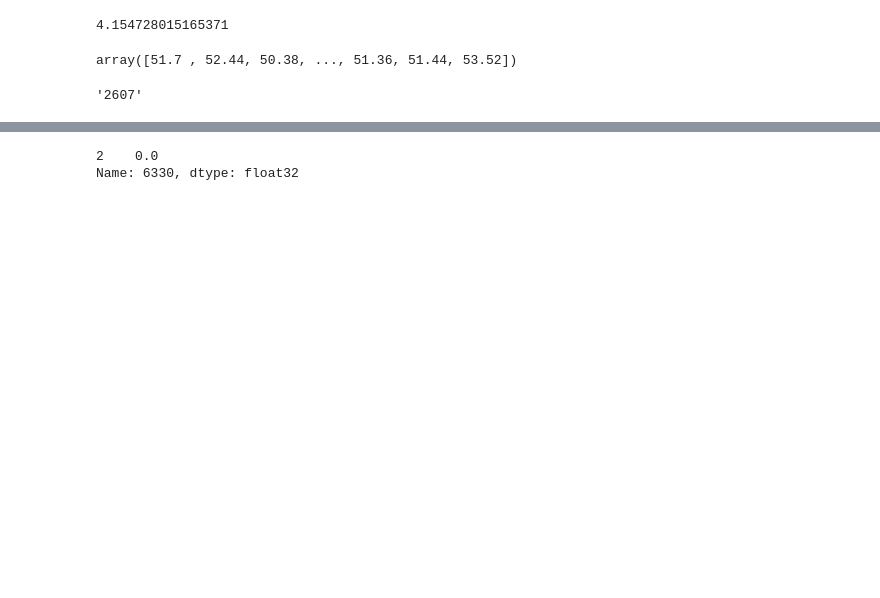
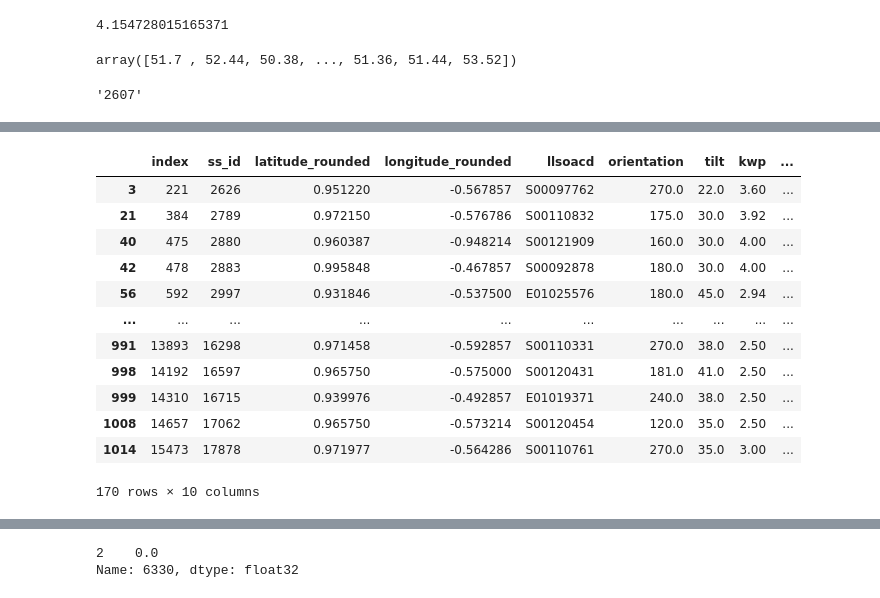
Before and after one commit to ongchungxian/mlp, a Jupyter notebook: test_notebook.ipynb, the cells around one changed output, grey strips where cells are left out. Drawn from its saved outputs; the diff is of its cells as text; code cells hidden in the pictures; blank space fills up the shorter version.

```diff
--- a/test_notebook.ipynb
+++ b/test_notebook.ipynb
@@ -59,3 +71,5 @@ def distance(df):
     return distance
 # %%
 distances = distance(metadata)
+# %%
+metadata['distance'] = distances
@@ -73,5 +102,7 @@ metadata['distance'] = distances.tolist()
 str(metadata.iloc[[1]]['ss_id'].iat[0])
 # %% [output]
 '2607'
+# %%
+metadata = metadata.loc[metadata['ss_id'].isin(stations)]
 # %%
-cropped = metadata[(metadata['distance']<=0.977)]
+cropped = metadata[(metadata['distance'].between(0.977, 2.424, inclusive=False))]
@@ -77,0 +123,16 @@ cropped = metadata[(metadata['distance']<=0.977)]
+# %%
+cropped
+# %% [output]
+|  | index | ss_id | latitude_rounded | longitude_rounded | llsoacd | orientation | tilt | kwp | ... |
+| 3 | 221 | 2626 | 0.951220 | -0.567857 | S00097762 | 270.0 | 22.0 | 3.60 | ... |
+| 21 | 384 | 2789 | 0.972150 | -0.576786 | S00110832 | 175.0 | 30.0 | 3.92 | ... |
+| 40 | 475 | 2880 | 0.960387 | -0.948214 | S00121909 | 160.0 | 30.0 | 4.00 | ... |
+| 42 | 478 | 2883 | 0.995848 | -0.467857 | S00092878 | 180.0 | 30.0 | 4.00 | ... |
+| 56 | 592 | 2997 | 0.931846 | -0.537500 | E01025576 | 180.0 | 45.0 | 2.94 | ... |
+| ... | ... | ... | ... | ... | ... | ... | ... | ... | ... |
+| 991 | 13893 | 16298 | 0.971458 | -0.592857 | S00110331 | 270.0 | 38.0 | 2.50 | ... |
+| 998 | 14192 | 16597 | 0.965750 | -0.575000 | S00120431 | 181.0 | 41.0 | 2.50 | ... |
+| 999 | 14310 | 16715 | 0.939976 | -0.492857 | E01019371 | 240.0 | 38.0 | 2.50 | ... |
+| 1008 | 14657 | 17062 | 0.965750 | -0.573214 | S00120454 | 120.0 | 35.0 | 2.50 | ... |
+| 1014 | 15473 | 17878 | 0.971977 | -0.564286 | S00110761 | 270.0 | 35.0 | 3.00 | ... |
+170 rows × 10 columns
```
Also changed, not shown: parts of 13 cells of this notebook, 3 other files.
